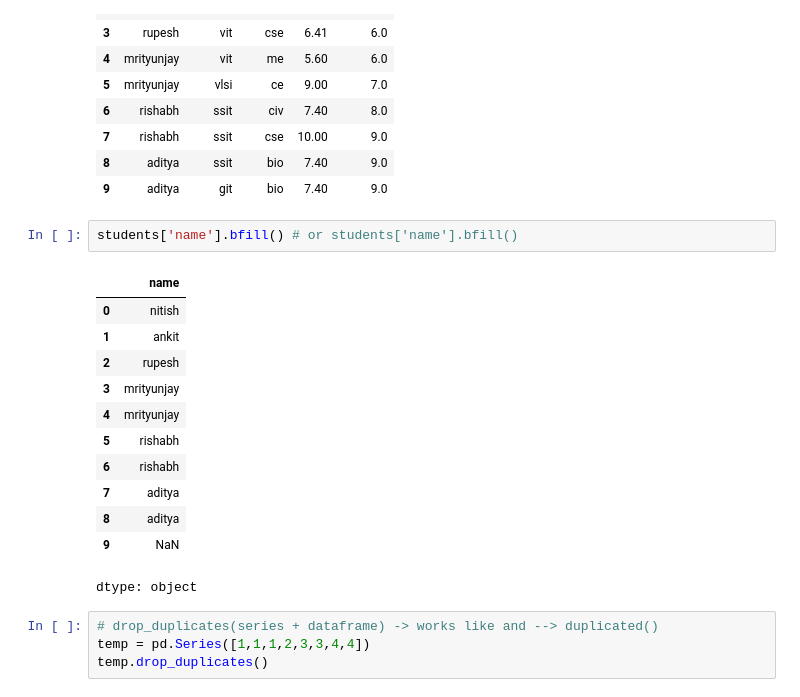
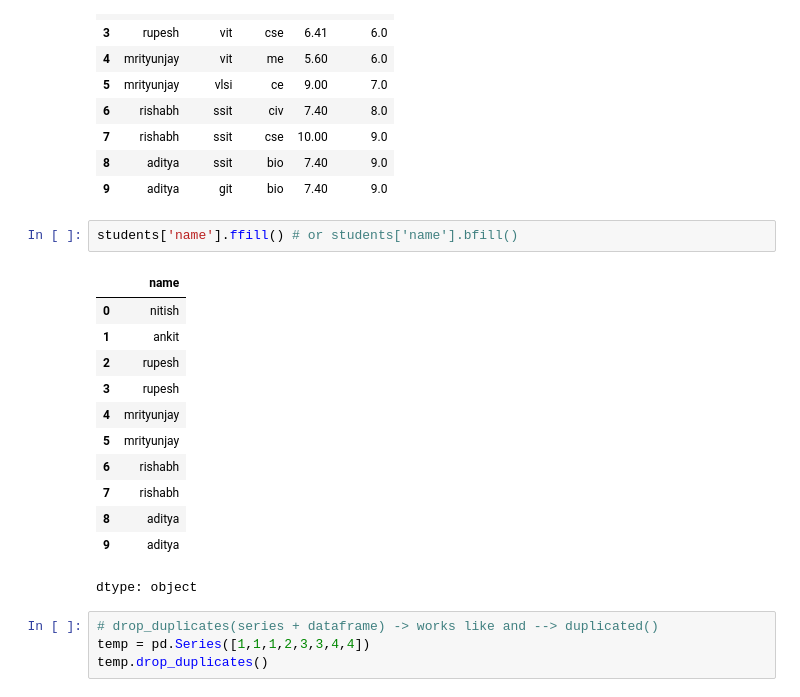
Before and after one commit to ShehrazSarwar/Python-Data-Analysis, a Jupyter notebook: Pandas DataFrame/Important_DataFrame_Methods.ipynb, the cells around one changed output. Cells and saved outputs as stored; diff of their text form.

```diff
--- a/Pandas DataFrame/Important_DataFrame_Methods.ipynb
+++ b/Pandas DataFrame/Important_DataFrame_Methods.ipynb
@@ -582,19 +582,19 @@ students.ffill() # or students.bfill()
 | 8 | aditya | ssit | bio | 7.40 | 9.0 |
 | 9 | aditya | git | bio | 7.40 | 9.0 |
 # %%
-students['name'].bfill() # or students['name'].bfill()
+students['name'].ffill() # or students['name'].bfill()
 # %% [output]
 |  | name |
 | 0 | nitish |
 | 1 | ankit |
 | 2 | rupesh |
-| 3 | mrityunjay |
+| 3 | rupesh |
 | 4 | mrityunjay |
-| 5 | rishabh |
+| 5 | mrityunjay |
 | 6 | rishabh |
-| 7 | aditya |
+| 7 | rishabh |
 | 8 | aditya |
-| 9 | NaN |
+| 9 | aditya |
 dtype: object
 # %%
 # drop_duplicates(series + dataframe) -> works like and --> duplicated()
```
Also changed, not shown: parts of 4 cells of this notebook.
